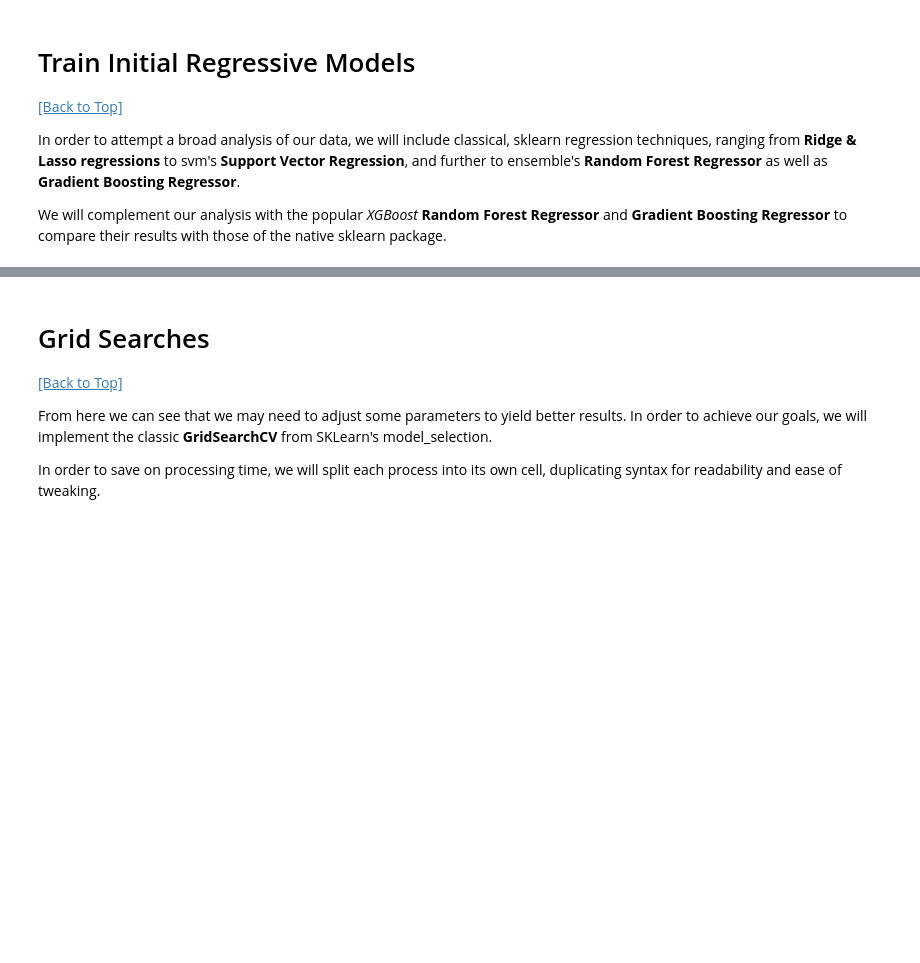
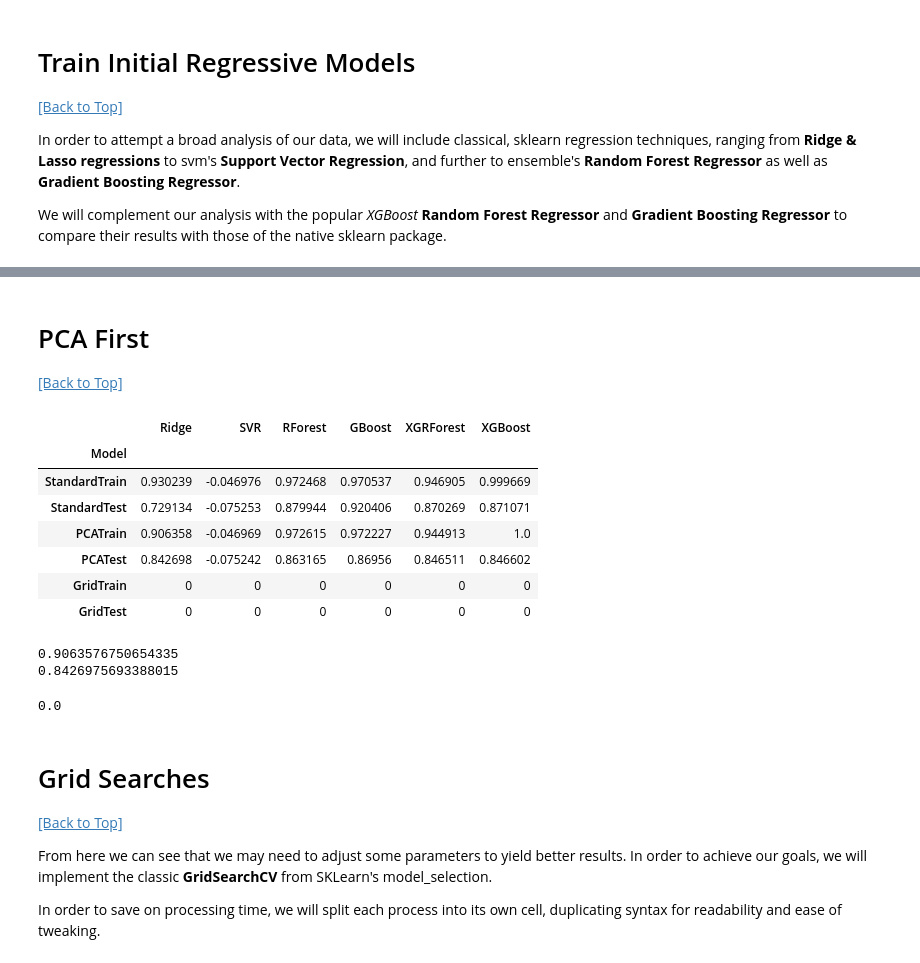
Before and after one commit to BaroqBard/IowaHousingPredictions, a Jupyter notebook: Iowa Housing Project - II. Modeling & Analysis.ipynb, the cells around one changed output, grey strips where cells are left out. Saved outputs shown, nothing was run; the diff lists cells and outputs as text; code cells hidden in the pictures; blank space fills up the shorter version.

```diff
--- a/Iowa Housing Project - II. Modeling & Analysis.ipynb
+++ b/Iowa Housing Project - II. Modeling & Analysis.ipynb
@@ -97,3 +101,67 @@ resul.head()
+# %% [markdown]
+# PCA First
+[[Back to Top]](#Iowa-Housing-Pricing:-Modeling-&-Analysis)
+# %%
+from sklearn.pipeline import Pipeline
+from sklearn.decomposition import PCA
+
+#
+pca_p = PCA(n_components=0.99, random_state=430, svd_solver='full')
+ridgep = linear_model.Ridge()
+svrp = svm.SVR()
+rforestp = ensemble.RandomForestRegressor(random_state=430)
+gboostp = ensemble.GradientBoostingRegressor(random_state=430)
+xgrfp = xgb.XGBRFRegressor(n_jobs=-2, random_state=430)
+xgbp = xgb.XGBRegressor(n_jobs=-2, random_state=430)
+
+#
+ridgep = Pipeline(steps=[('pca', pca_p),
+                         ('ridge', linear_model.Ridge())])
+svrp = Pipeline(steps=[('pca', pca_p),
+                      ('model', svm.SVR())])
+rforestp = Pipeline(steps=[('pca', pca_p),
+                          ('model', rforestp)])
+gboostp = Pipeline(steps=[('pca', pca_p),
+                         ('model', gboostp)])
+xgrfp = Pipeline(steps=[('pca', pca_p),
+                       ('model', xgrfp)])
+xgbp = Pipeline(steps=[('pca', pca_p),
+                      ('model', xgbp)])
+
+models2 = [ridgep, svrp, rforestp, gboostp, xgrfp, xgbp]
+
+#
+col = 0
+for model in models2:
+    model.fit(x_train, y_train['SalePrice'])
+    resul.iloc[2, col] = model.score(x_train, y_train['SalePrice'])
+    resul.iloc[3, col] = model.score(x_test, y_test['SalePrice'])
+    print(model.get_params())
+    col += 1
+
+resul.head(6)
+
+# resul.head(6)
+# %% [output]
+|  | Ridge | SVR | RForest | GBoost | XGRForest | XGBoost |
+| Model |  |  |  |  |  |  |
+| StandardTrain | 0.930239 | -0.046976 | 0.972468 | 0.970537 | 0.946905 | 0.999669 |
+| StandardTest | 0.729134 | -0.075253 | 0.879944 | 0.920406 | 0.870269 | 0.871071 |
+| PCATrain | 0.906358 | -0.046969 | 0.972615 | 0.972227 | 0.944913 | 1.0 |
+| PCATest | 0.842698 | -0.075242 | 0.863165 | 0.86956 | 0.846511 | 0.846602 |
+| GridTrain | 0 | 0 | 0 | 0 | 0 | 0 |
+| GridTest | 0 | 0 | 0 | 0 | 0 | 0 |
+# %%
+ridgep.fit(x_train, y_train['SalePrice'])
+print(ridgep.score(x_train, y_train['SalePrice']))
+print(ridgep.score(x_test, y_test['SalePrice']))
+# %% [output]
+0.9063576750654335
+0.8426975693388015
+# %%
+ridgep.steps[0][1].tol
+# %% [output]
+0.0
 # %% [markdown]
 # Grid Searches
 [[Back to Top]](#Iowa-Housing-Pricing:-Modeling-&-Analysis)
```
Also changed, not shown: parts of 10 cells of this notebook.
